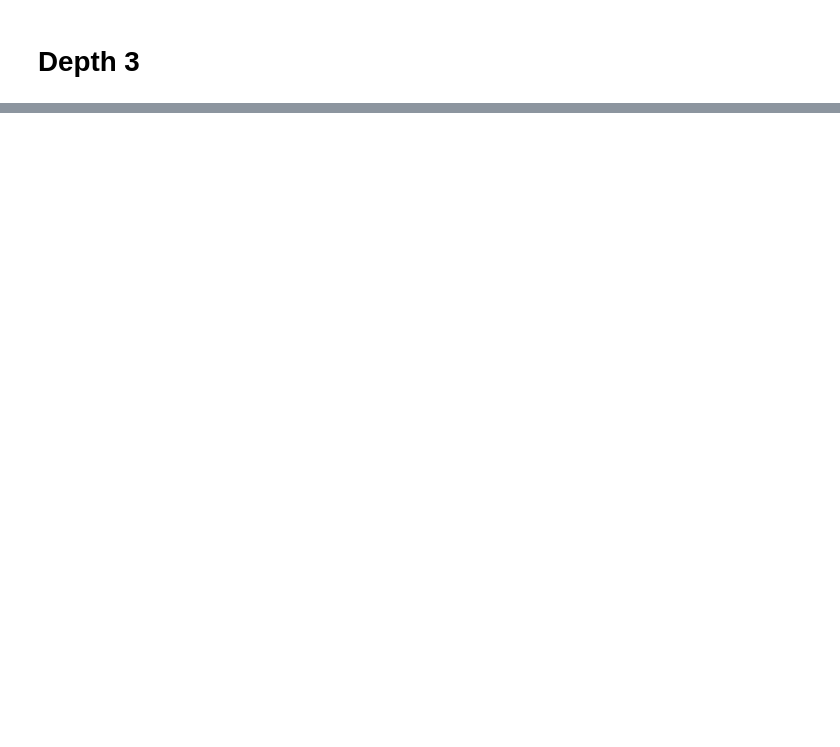
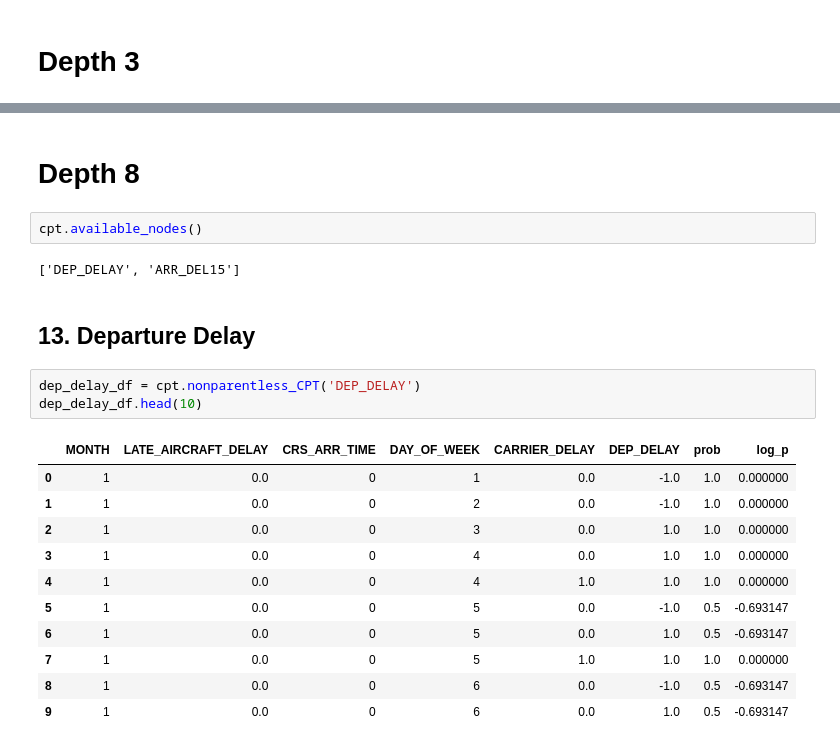
Before and after one commit to dy-choi/Flight-Delay-Analysis, a Jupyter notebook: BayesianNetworkAnalysis.ipynb, the cells around one changed output, grey strips where cells are left out. Drawn from its saved outputs; the diff is of its cells as text; blank space fills up the shorter version.

```diff
--- a/BayesianNetworkAnalysis.ipynb
+++ b/BayesianNetworkAnalysis.ipynb
@@ -137,0 +257,23 @@ data_df[(data_df.QUARTER == 1) & (data_df.DAY_OF_WEEK == 1) & (data_df.MONTH ==
+# %% [markdown]
+# Depth 8
+# %%
+cpt.available_nodes()
+# %% [output]
+['DEP_DELAY', 'ARR_DEL15']
+# %% [markdown]
+## 13. Departure Delay
+# %%
+dep_delay_df = cpt.nonparentless_CPT('DEP_DELAY')
+dep_delay_df.head(10)
+# %% [output]
+|  | MONTH | LATE_AIRCRAFT_DELAY | CRS_ARR_TIME | DAY_OF_WEEK | CARRIER_DELAY | DEP_DELAY | prob | log_p |
+| 0 | 1 | 0.0 | 0 | 1 | 0.0 | -1.0 | 1.0 | 0.000000 |
+| 1 | 1 | 0.0 | 0 | 2 | 0.0 | -1.0 | 1.0 | 0.000000 |
+| 2 | 1 | 0.0 | 0 | 3 | 0.0 | 1.0 | 1.0 | 0.000000 |
+| 3 | 1 | 0.0 | 0 | 4 | 0.0 | 1.0 | 1.0 | 0.000000 |
+| 4 | 1 | 0.0 | 0 | 4 | 1.0 | 1.0 | 1.0 | 0.000000 |
+| 5 | 1 | 0.0 | 0 | 5 | 0.0 | -1.0 | 0.5 | -0.693147 |
+| 6 | 1 | 0.0 | 0 | 5 | 0.0 | 1.0 | 0.5 | -0.693147 |
+| 7 | 1 | 0.0 | 0 | 5 | 1.0 | 1.0 | 1.0 | 0.000000 |
+| 8 | 1 | 0.0 | 0 | 6 | 0.0 | -1.0 | 0.5 | -0.693147 |
+| 9 | 1 | 0.0 | 0 | 6 | 0.0 | 1.0 | 0.5 | -0.693147 |
```
Also changed, not shown: parts of 53 cells of this notebook, 1 other file.
